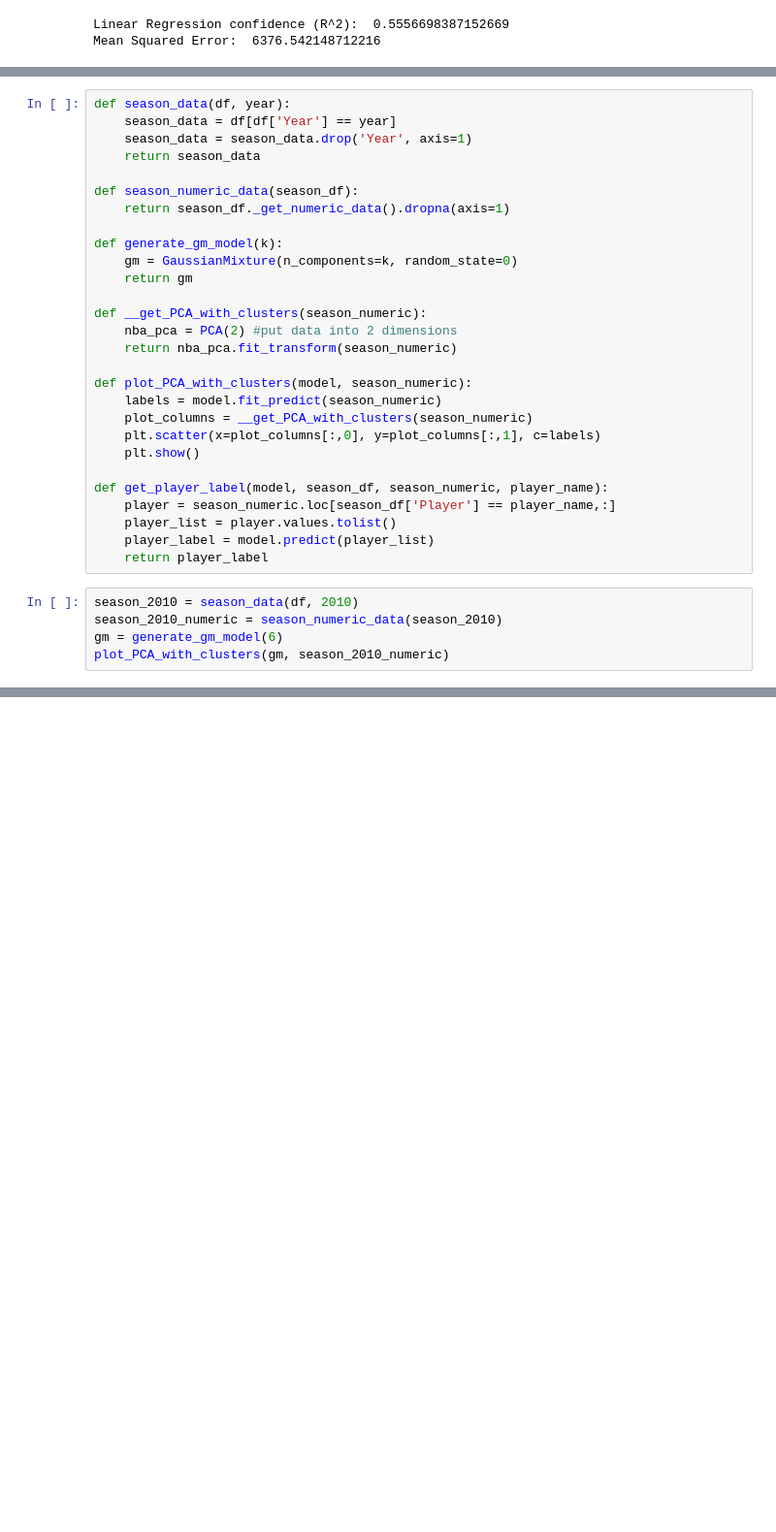
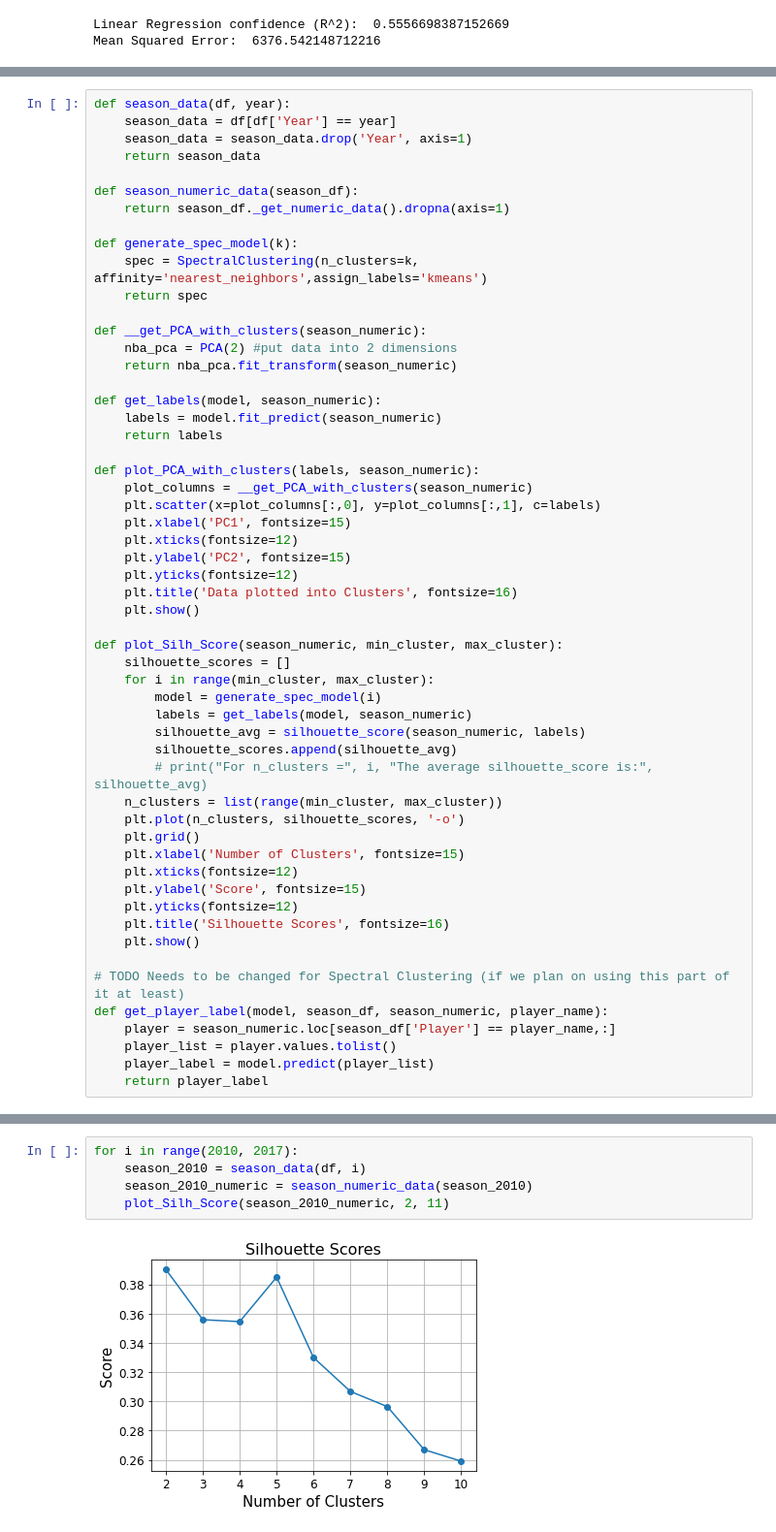
Before and after one commit to a21shah/NBA_Clustering, a Jupyter notebook: nba_ml.ipynb, the cells around one changed output, grey strips where cells are left out. Shown at 97% size. Saved outputs shown, nothing was run; the diff lists cells and outputs as text; blank space fills up the shorter version.

Commit message:
Added Spectral Clustering as 2nd method, removed Gaussian Mixture

```diff
--- a/nba_ml.ipynb
+++ b/nba_ml.ipynb
@@ -214,27 +212,49 @@ def season_data(df, year):
 def season_numeric_data(season_df):
     return season_df._get_numeric_data().dropna(axis=1)
 
-def generate_gm_model(k):
-    gm = GaussianMixture(n_components=k, random_state=0)
-    return gm
+def generate_spec_model(k):
+    spec = SpectralClustering(n_clusters=k, affinity='nearest_neighbors',assign_labels='kmeans')
+    return spec
 
 def __get_PCA_with_clusters(season_numeric):
     nba_pca = PCA(2) #put data into 2 dimensions
     return nba_pca.fit_transform(season_numeric)
 
-def plot_PCA_with_clusters(model, season_numeric):
+def get_labels(model, season_numeric):
     labels = model.fit_predict(season_numeric)
+    return labels
+
+def plot_PCA_with_clusters(labels, season_numeric):
     plot_columns = __get_PCA_with_clusters(season_numeric)
     plt.scatter(x=plot_columns[:,0], y=plot_columns[:,1], c=labels)
+    plt.xlabel('PC1', fontsize=15)
+    plt.xticks(fontsize=12)
+    plt.ylabel('PC2', fontsize=15)
+    plt.yticks(fontsize=12)
+    plt.title('Data plotted into Clusters', fontsize=16)
     plt.show()
 
+def plot_Silh_Score(season_numeric, min_cluster, max_cluster):
+    silhouette_scores = []
+    for i in range(min_cluster, max_cluster):
+        model = generate_spec_model(i)
+        labels = get_labels(model, season_numeric)
+        silhouette_avg = silhouette_score(season_numeric, labels)
+        silhouette_scores.append(silhouette_avg)
+        # print("For n_clusters =", i, "The average silhouette_score is:", silhouette_avg)
+    n_clusters = list(range(min_cluster, max_cluster))
+    plt.plot(n_clusters, silhouette_scores, '-o')
+    plt.grid()
+    plt.xlabel('Number of Clusters', fontsize=15)
+    plt.xticks(fontsize=12)
+    plt.ylabel('Score', fontsize=15)
+    plt.yticks(fontsize=12)
+    plt.title('Silhouette Scores', fontsize=16)
+    plt.show()
+
+# TODO Needs to be changed for Spectral Clustering (if we plan on using this part of it at least)
 def get_player_label(model, season_df, season_numeric, player_name):
     player = season_numeric.loc[season_df['Player'] == player_name,:]
     player_list = player.values.tolist()
     player_label = model.predict(player_list)
     return player_label
-# %%
-season_2010 = season_data(df, 2010)
-season_2010_numeric = season_numeric_data(season_2010)
-gm = generate_gm_model(6)
-plot_PCA_with_clusters(gm, season_2010_numeric)
@@ -242,0 +261,7 @@ plot_PCA_with_clusters(gm, season_2010_numeric)
+# %%
+for i in range(2010, 2017):
+    season_2010 = season_data(df, i)
+    season_2010_numeric = season_numeric_data(season_2010)
+    plot_Silh_Score(season_2010_numeric, 2, 11)
+# %% [output]
+[figure, added]
```
Also changed, not shown: parts of 7 cells of this notebook.
